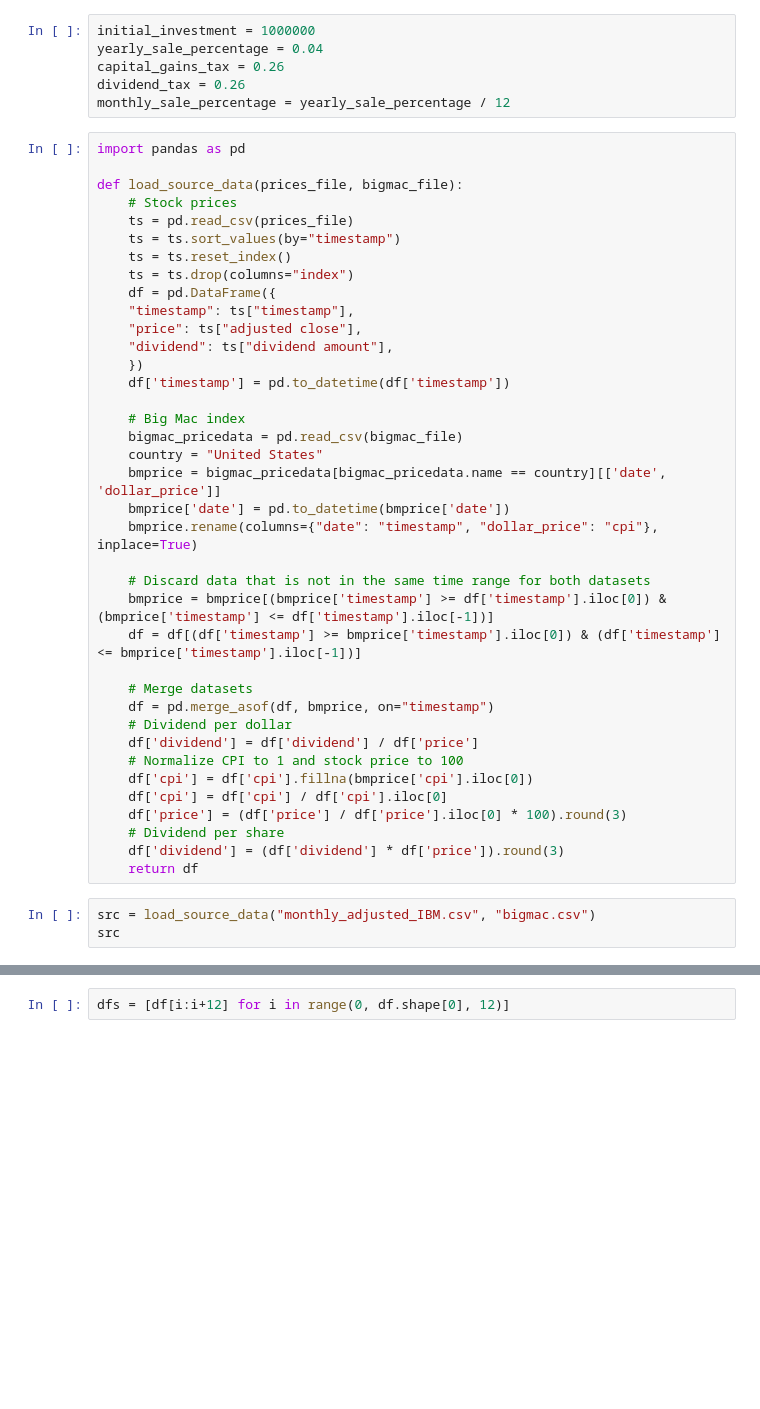
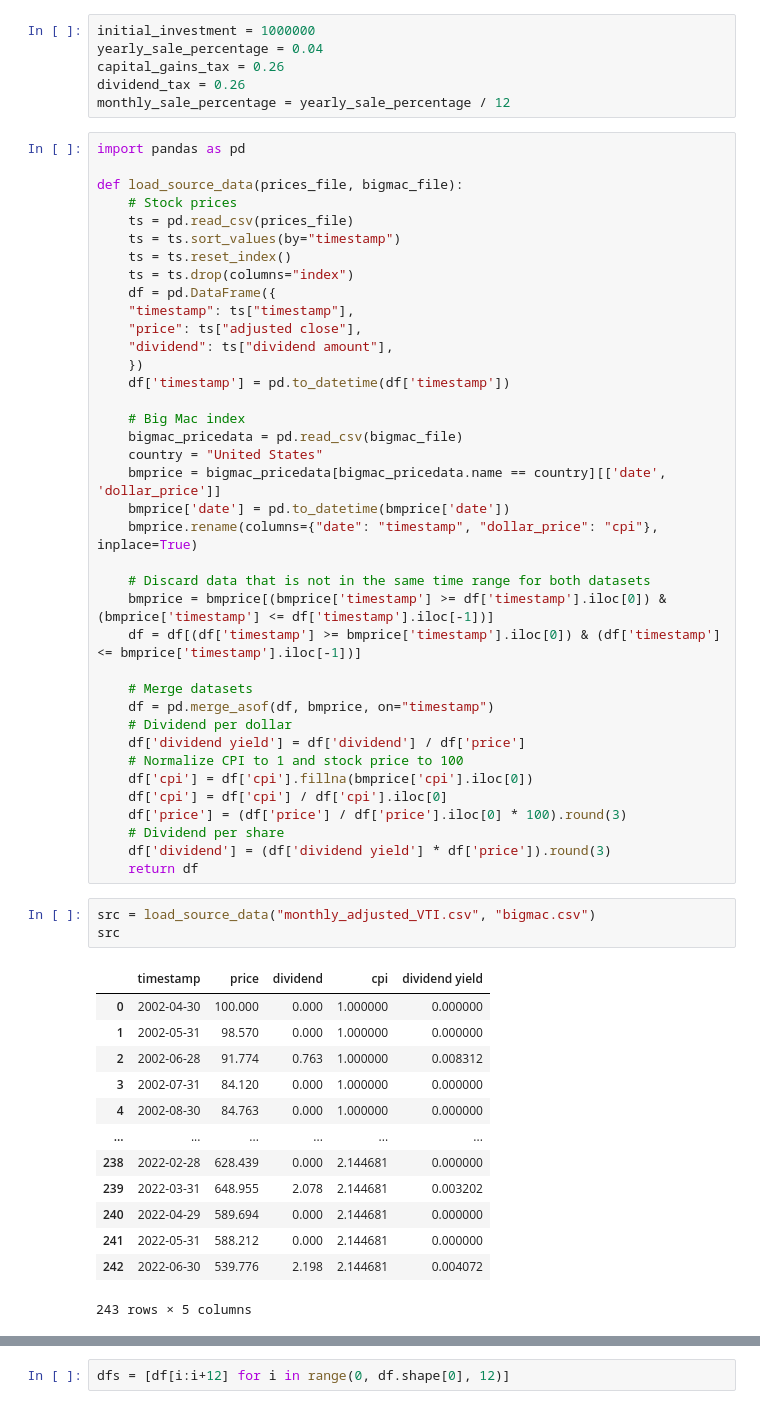
Before and after one commit to reasv/capsim, a Jupyter notebook: sim.ipynb, the cells around one changed output, grey strips where cells are left out. Saved outputs shown, nothing was run; the diff lists cells and outputs as text; blank space fills up the shorter version.

```diff
--- a/sim.ipynb
+++ b/sim.ipynb
@@ -34,17 +34,31 @@ def load_source_data(prices_file, bigmac_file):
     # Merge datasets
     df = pd.merge_asof(df, bmprice, on="timestamp")
     # Dividend per dollar
-    df['dividend'] = df['dividend'] / df['price']
+    df['dividend yield'] = df['dividend'] / df['price']
     # Normalize CPI to 1 and stock price to 100
     df['cpi'] = df['cpi'].fillna(bmprice['cpi'].iloc[0])
     df['cpi'] = df['cpi'] / df['cpi'].iloc[0]
     df['price'] = (df['price'] / df['price'].iloc[0] * 100).round(3)
     # Dividend per share
-    df['dividend'] = (df['dividend'] * df['price']).round(3)
+    df['dividend'] = (df['dividend yield'] * df['price']).round(3)
     return df
 # %%
-src = load_source_data("monthly_adjusted_IBM.csv", "bigmac.csv")
+src = load_source_data("monthly_adjusted_VTI.csv", "bigmac.csv")
 src
+# %% [output]
+|  | timestamp | price | dividend | cpi | dividend yield |
+| 0 | 2002-04-30 | 100.000 | 0.000 | 1.000000 | 0.000000 |
+| 1 | 2002-05-31 | 98.570 | 0.000 | 1.000000 | 0.000000 |
+| 2 | 2002-06-28 | 91.774 | 0.763 | 1.000000 | 0.008312 |
+| 3 | 2002-07-31 | 84.120 | 0.000 | 1.000000 | 0.000000 |
+| 4 | 2002-08-30 | 84.763 | 0.000 | 1.000000 | 0.000000 |
+| ... | ... | ... | ... | ... | ... |
+| 238 | 2022-02-28 | 628.439 | 0.000 | 2.144681 | 0.000000 |
+| 239 | 2022-03-31 | 648.955 | 2.078 | 2.144681 | 0.003202 |
+| 240 | 2022-04-29 | 589.694 | 0.000 | 2.144681 | 0.000000 |
+| 241 | 2022-05-31 | 588.212 | 0.000 | 2.144681 | 0.000000 |
+| 242 | 2022-06-30 | 539.776 | 2.198 | 2.144681 | 0.004072 |
+243 rows × 5 columns
 # %%
 df = src.copy()
 initial_shares = initial_investment / df['price'].iloc[0]
```
Also changed, not shown: parts of 9 cells of this notebook, 1 other file.
